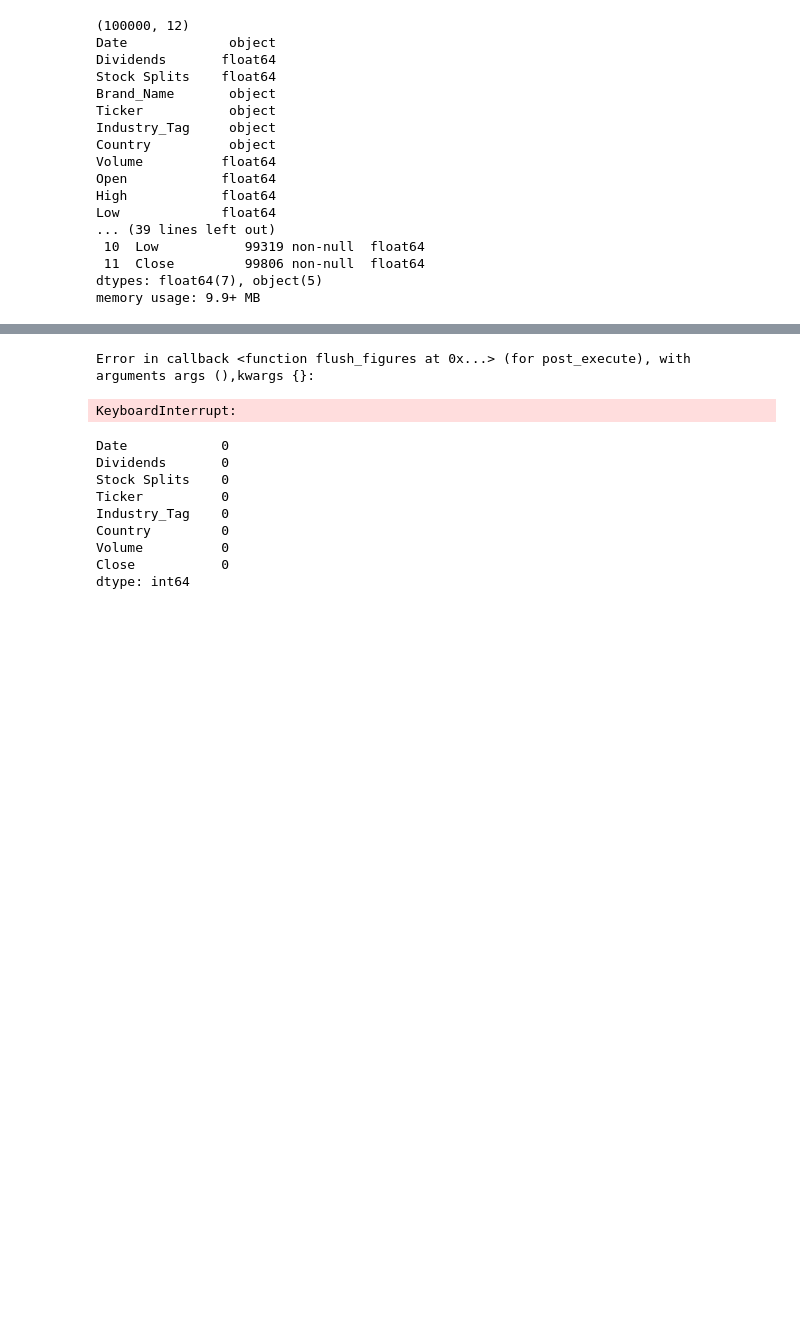
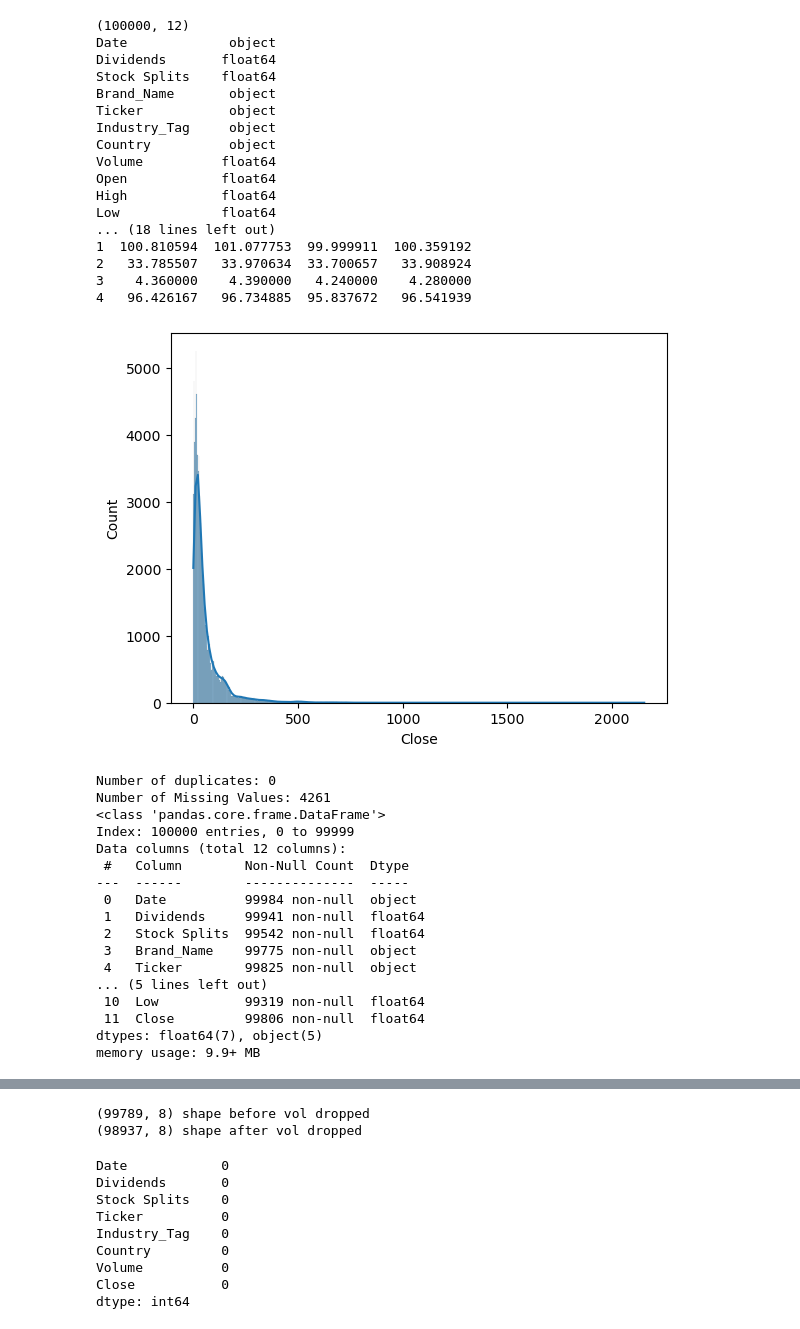
Before and after one commit to timmvdm/ML_Final_Project, a Jupyter notebook: timm/Preprocessing.ipynb, the cells around one changed output, grey strips where cells are left out. Cells and saved outputs as stored; diff of their text form; code cells hidden in the pictures; blank space fills up the shorter version.

```diff
--- a/Preprocessing.ipynb
+++ b/timm/Preprocessing.ipynb
@@ -16,33 +16,51 @@ df = pd.read_csv('pr13_stocks (1).csv', index_col=0)
 # %%
 #General Information about the Dataset
 print(df.shape)
 print(df.dtypes)
 print(df.head())
-# print('Close Price distribution:',df['Close'].value_counts(normalize=True)).plot(kind='bar')
-# df['Close'].plot(kind='bar')
+sns.histplot(data=df, x='Close', bins='auto', kde=True)
+plt.show()
 print('Number of duplicates:', np.sum(df.duplicated()))
 print('Number of Missing Values:', df.isnull().sum().sum())
 #General Descriptives about the Dataset
 df.info()
 df.describe()
 # %% [output]
 (100000, 12)
 Date             object
 Dividends       float64
 Stock Splits    float64
 Brand_Name       object
 Ticker           object
 Industry_Tag     object
 Country          object
 Volume          float64
 Open            float64
 High            float64
 Low             float64
-... (39 lines left out)
- 10  Low           99319 non-null  float64
- 11  Close         99806 non-null  float64
-dtypes: float64(7), object(5)
-memory usage: 9.9+ MB
+... (18 lines left out)
+1  100.810594  101.077753  99.999911  100.359192
+2   33.785507   33.970634  33.700657   33.908924
+3    4.360000    4.390000   4.240000    4.280000
+4   96.426167   96.734885  95.837672   96.541939
+[figure, added]
+Number of duplicates: 0
+Number of Missing Values: 4261
+<class 'pandas.core.frame.DataFrame'>
+Index: 100000 entries, 0 to 99999
+Data columns (total 12 columns):
+ #   Column        Non-Null Count  Dtype
+---  ------        --------------  -----
+ 0   Date          99984 non-null  object
+ 1   Dividends     99941 non-null  float64
+ 2   Stock Splits  99542 non-null  float64
+ 3   Brand_Name    99775 non-null  object
+ 4   Ticker        99825 non-null  object
+... (5 lines left out)
+ 10  Low           99319 non-null  float64
+ 11  Close         99806 non-null  float64
+dtypes: float64(7), object(5)
+memory usage: 9.9+ MB
 |  | Dividends | Stock Splits | Volume | Open | High | Low | Close |
 | count | 99941.000000 | 99542.000000 | 9.914800e+04 | 99197.000000 | 99336.000000 | 99319.000000 | 99806.000000 |
 | mean | 0.003058 | 0.000536 | 2.347898e+07 | 65.486750 | 66.153202 | 64.724860 | 65.467484 |
@@ -52,8 +70,6 @@ memory usage: 9.9+ MB
 | 50% | 0.000000 | 0.000000 | 4.621250e+06 | 32.457324 | 32.835369 | 32.076428 | 32.505058 |
 | 75% | 0.000000 | 0.000000 | 1.228455e+07 | 72.571576 | 73.143646 | 71.884888 | 72.491188 |
 | max | 2.012000 | 10.000000 | 2.768427e+09 | 2152.699951 | 2173.629883 | 2119.989990 | 2153.199951 |
-Error in callback <function flush_figures at 0x...> (for post_execute), with arguments args (),kwargs {}:
-KeyboardInterrupt:
 # %%
 df['Date'] = pd.to_datetime(df['Date'], utc=True)
 #drop the 16 rows without any date data
@@ -133,6 +149,7 @@ df['Country'] = df.apply(
 # drop Brand Name as it contains the same info as Ticker
 df = df.drop(columns=['Open', 'High', 'Low','Brand_Name'])
 #drop all nans in target and the corresponding rows -->hard to predict without target
+print(df.shape,'shape before Close dropped')
 df = df.dropna(subset=['Close'])
 print(df.shape,'shape before vol dropped')
 #drop all nans in volumne and the corresponding rows
@@ -141,6 +158,9 @@ print(df.shape,'shape after vol dropped')
 
 
 #we decided not to exclude outliers, however they are defined, since we expect the models to learn from these 'special' circumstances.
+# %% [output]
+(99789, 8) shape before vol dropped
+(98937, 8) shape after vol dropped
 # %%
 duplicated = df[df.duplicated(subset=['Ticker', 'Date'], keep=False)]
 duplicated
```
Also changed, not shown: 2 other files.
